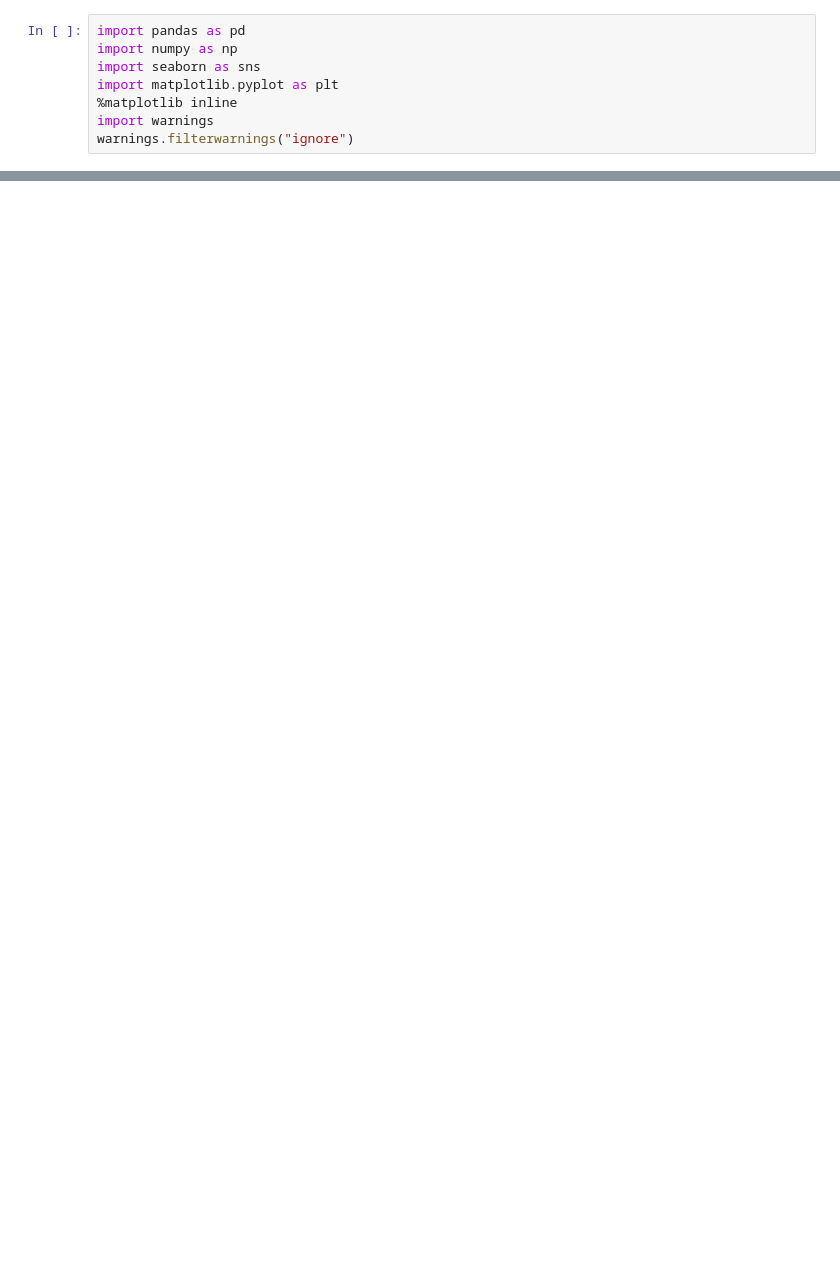
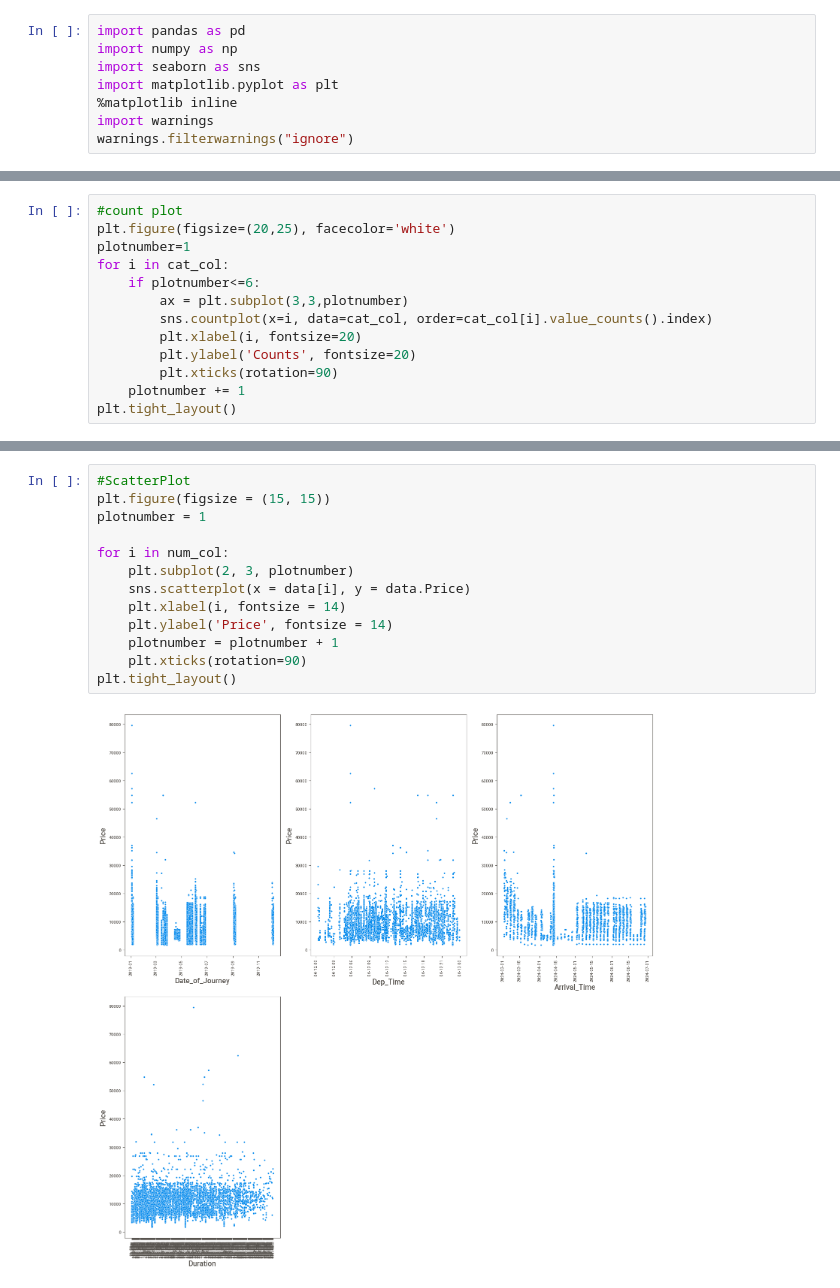
Before and after one commit to Saif4303/Flight_Fare_Price_Prediction, a Jupyter notebook: Flight_fare_prediction.ipynb, the cells around one changed output, grey strips where cells are left out. Cells and saved outputs as stored; diff of their text form; blank space fills up the shorter version.

```diff
--- a/Flight_fare_prediction.ipynb
+++ b/Flight_fare_prediction.ipynb
@@ -185,0 +275,13 @@ for i in range(len(duration)):
+# %%
+#count plot
+plt.figure(figsize=(20,25), facecolor='white')
+plotnumber=1
+for i in cat_col:
+    if plotnumber<=6:
+        ax = plt.subplot(3,3,plotnumber)
+        sns.countplot(x=i, data=cat_col, order=cat_col[i].value_counts().index)
+        plt.xlabel(i, fontsize=20)
+        plt.ylabel('Counts', fontsize=20)
+        plt.xticks(rotation=90)
+    plotnumber += 1
+plt.tight_layout()
@@ -185,0 +396,15 @@ for i in range(len(duration)):
+# %%
+#ScatterPlot
+plt.figure(figsize = (15, 15))
+plotnumber = 1
+
+for i in num_col:
+    plt.subplot(2, 3, plotnumber)
+    sns.scatterplot(x = data[i], y = data.Price)
+    plt.xlabel(i, fontsize = 14)
+    plt.ylabel('Price', fontsize = 14)
+    plotnumber = plotnumber + 1
+    plt.xticks(rotation=90)
+plt.tight_layout()
+# %% [output]
+[figure, added]
```
Also changed, not shown: parts of 250 cells of this notebook, 1 other file.
